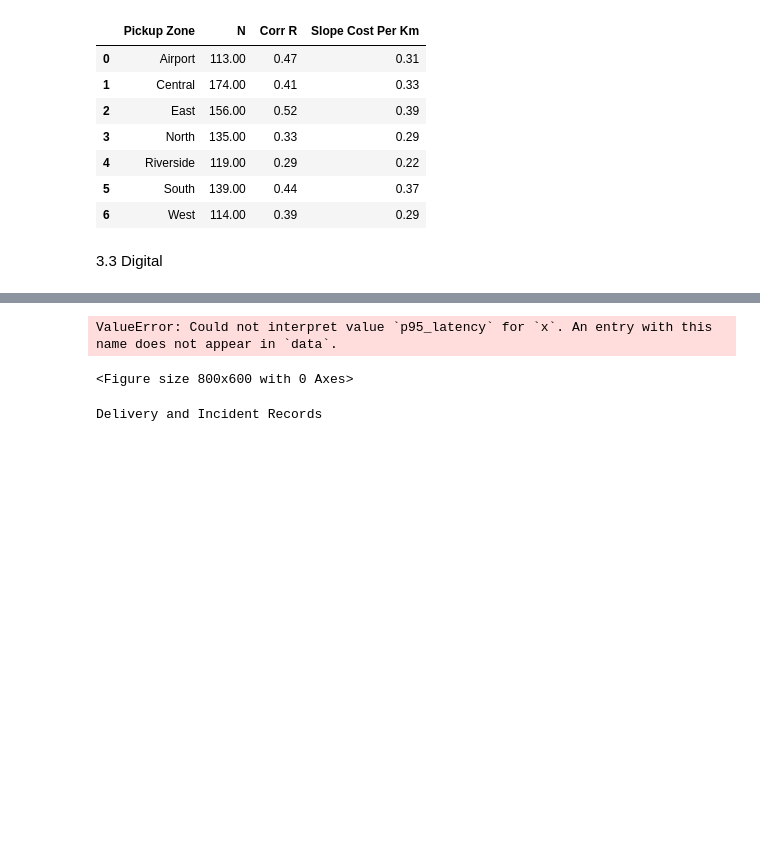
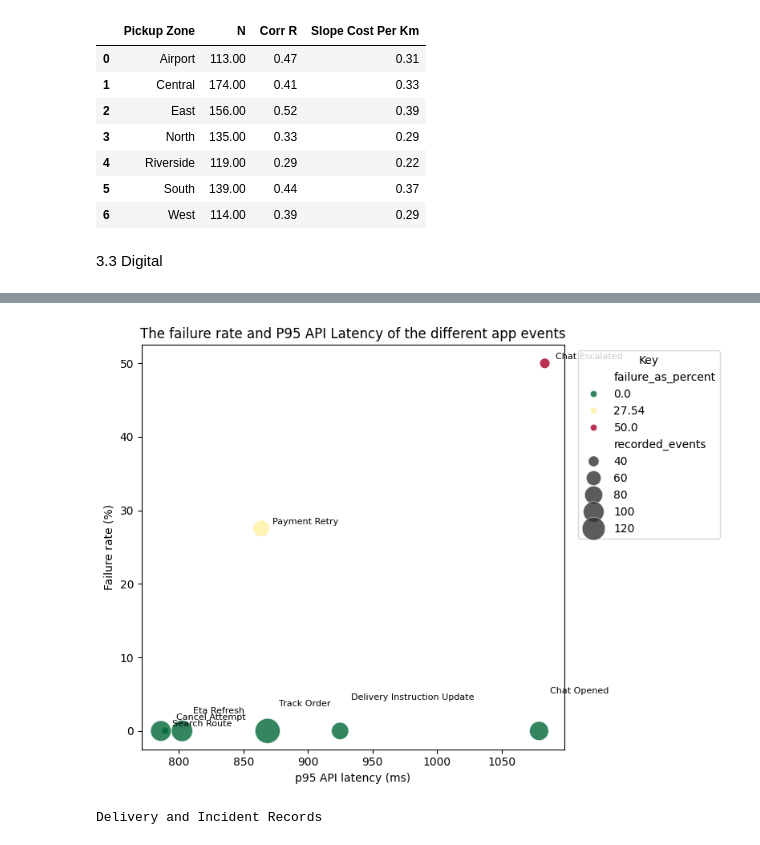
Before and after one commit to hobbsandbobs-dotcom/Analytics-Coursework, a Jupyter notebook: 2_Python_Analytics.ipynb, the cells around one changed output, grey strips where cells are left out. Saved outputs shown, nothing was run; the diff lists cells and outputs as text; code cells hidden in the pictures; blank space fills up the shorter version.

```diff
--- a/2_Python_Analytics.ipynb
+++ b/2_Python_Analytics.ipynb
@@ -865,17 +865,17 @@ min_n = 20
 plot_df = (
     event_types_analysis
     .reset_index()
-    .query("total_events >= @min_n")
+    .query("recorded_events >= @min_n")
     .copy()
 )
 
 plt.figure(figsize=(8, 6))
 plot_ax = sns.scatterplot(
     data=plot_df,
-    x="p95_latency",
-    y="failure_percent",
-    size="total_events",
-    hue="failure_percent",
+    x="p95_response_time",
+    y="failure_as_percent",
+    size="recorded_events",
+    hue="failure_as_percent",
     palette="RdYlGn_r",
     sizes=(40, 500),
     alpha=0.80,
@@ -883,54 +883,54 @@ plot_ax = sns.scatterplot(
     linewidth=0.4
 )
 
-label_df = plot_df.nlargest(10, "total_events").copy()
+label_df = plot_df.nlargest(10, "recorded_events").copy()
 
 label_df["label"] = label_df["event_type"].map(cleaning_zones)
 
-low = label_df[label_df["failure_percent"] <= 2].sort_values("p95_latency").copy()
-high = label_df[label_df["failure_percent"] > 2].copy()
+low = label_df[label_df["failure_as_percent"] <= 2].sort_values("p95_response_time").copy()
+high = label_df[label_df["failure_as_percent"] > 2].copy()
 
 low_offsets = list(range(6, 6 + 6*len(low), 6))
 
 for index, (_, row) in enumerate(low.iterrows()):
-    ax.annotate(
+    plot_ax.annotate(
         row["label"],
-        xy=(row["p95_latency"], row["failure_percent"]),
-        xytext=(10, low_offsets[j]),
+        xy=(row["p95_response_time"], row["failure_as_percent"]),
+        xytext=(10, low_offsets[index]),
         textcoords="offset points",
-        ha="left", va="center",
+        ha="left",
+        va="center",
         fontsize=8
     )
 
 for _, row in high.iterrows():
-    ax.annotate(
+    plot_ax.annotate(
         row["label"],
-        xy=(row["p95_latency"], row["failure_percent"]),
+        xy=(row["p95_response_time"], row["failure_as_percent"]),
         xytext=(10, 6),
         textcoords="offset points",
-        ha="left", va="center",
+        ha="left",
+        va="center",
         fontsize=8
     )
 
-handles, legend_labels = ax.get_legend_handles_labels()
+handles, legend_labels = plot_ax.get_legend_handles_labels()
 
-legend_labels = [
-    "Failure %" if lab == "failure_percent"
-    else "Total events" if lab == "total_events"
-    else lab
-    for lab in legend_labels
-]
-
-ax.legend(handles, legend_labels, title="Key", loc="upper left", bbox_to_anchor=(1.02, 1))
+plot_ax.legend(
+    handles,
+    legend_labels,
+    title="Key",
+    loc="upper left",
+    bbox_to_anchor=(1.02, 1)
+)
 
 plt.title("The failure rate and P95 API Latency of the different app events")
 plt.xlabel("p95 API latency (ms)")
 plt.ylabel("Failure rate (%)")
 plt.tight_layout()
 plt.show()
 # %% [output]
-ValueError: Could not interpret value `p95_latency` for `x`. An entry with this name does not appear in `data`.
-<Figure size 800x600 with 0 Axes>
+[figure, added]
 # %%
 deliveries_incidents_df = deliveries_df.merge(
     incidents_df,
```
Also changed, not shown: parts of 14 cells of this notebook.
